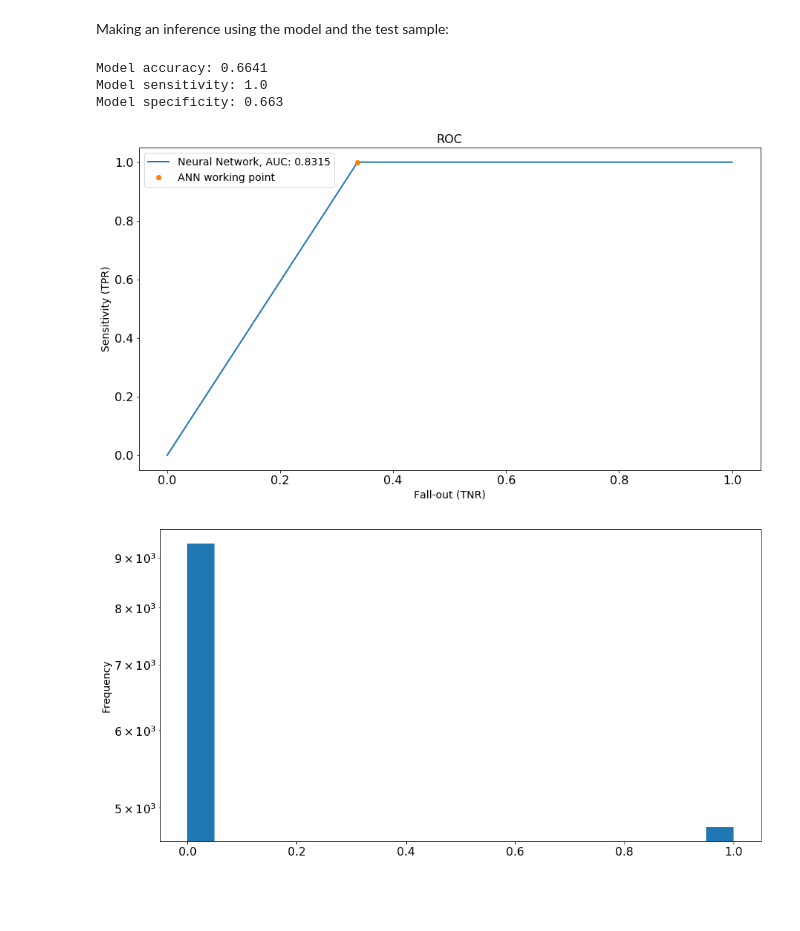
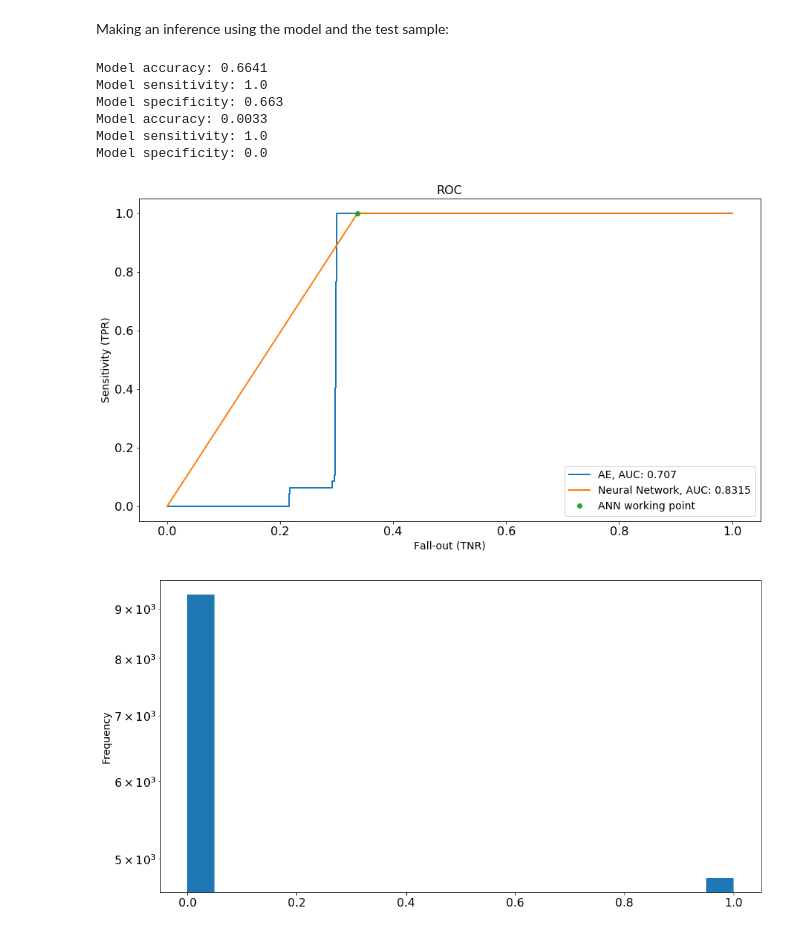
Before and after one commit to merveince92/RPCTriggerRateMonitoringWithML, a Jupyter notebook: inst_lumi_extractor.ipynb, the cells around one changed output. Drawn from its saved outputs; the diff is of its cells as text; code cells hidden in the pictures; blank space fills up the shorter version.

```diff
--- a/inst_lumi_extractor.ipynb
+++ b/inst_lumi_extractor.ipynb
@@ -45,7 +50,7 @@ matplotlib.rcParams["axes.labelsize"] = 14
 matplotlib.rcParams["legend.fontsize"] = 14
 # %%
 #runs = [302634, 302635, 305814, 306121, 306122, 306125, 306126]
-#runs = [306121, 306122, 306125, 306126]
-runs = [306121, 306122, 306126]
+runs = [306121, 306122, 306125, 306126]
+#runs = [306121, 306122, 306126]
 lumi_directory = data_directory = "./lumi"
 rates_directory = "./rates"
@@ -217,10 +228,10 @@ df_rates["sector"] = df_rates["sector"].astype('int')
 df_rates["ls"] = -1
 df_rates["lumi"] = -1.0
 df_rates["score"] = -1
-df_rates["errorRPC1"] = -1.0
-df_rates["errorRPC2"] = -1.0
-df_rates["errorRPC3"] = -1.0
-df_rates["errorRPC4"] = -1.0
+#df_rates["errorRPC1"] = -1.0
+#df_rates["errorRPC2"] = -1.0
+#df_rates["errorRPC3"] = -1.0
+#df_rates["errorRPC4"] = -1.0
 df_rates["errorDT1"] = -1.0
 df_rates["errorDT2"] = -1.0
 df_rates["errorDT3"] = -1.0
@@ -770,7 +831,9 @@ Epoch 00096: early stopping
 Making an inference using the model and the test sample:
 # %%
 ann_model = load_model("./model_keras/ann.h5")
+cae_model = load_model("./model_keras/cae.h5")
 layers_test["ann_score"] = ann_model.predict(np.array(test_x))[:, 1]
+layers_test["cae_score"] = np.sum(abs(test_x - cae_model.predict(np.array(test_x))), axis=1)
 # %%
 #print layers_test["ann_score"]
 #print layers_test["score"]
@@ -790,10 +853,14 @@ def benchmark(y_true, y_score, treshold):
     return specificity, sensitivity
 
 specificity_ann, sensitivity_ann = benchmark(layers_test["score"], layers_test["ann_score"], 0.5)
+specificity_cae, sensitivity_cae = benchmark(layers_test["score"], layers_test["cae_score"], 0.5)
 # %% [output]
 Model accuracy: 0.6641
 Model sensitivity: 1.0
 Model specificity: 0.663
+Model accuracy: 0.0033
+Model sensitivity: 1.0
+Model specificity: 0.0
 # %%
 def get_roc_curve(test_df, models, working_point=None):
     """Generates ROC Curves for a given array"""
@@ -817,9 +884,13 @@ def get_roc_curve(test_df, models, working_point=None):
     plt.xlabel('Fall-out (TNR)')
     plt.show();
 # %%
-get_roc_curve(layers_test, [["Neural Network", "ann_score"]], (specificity_ann, sensitivity_ann))
+get_roc_curve(layers_test,
+              [
+               ("AE", "cae_score"),
+               ("Neural Network", "ann_score"),
+               ], (specificity_ann, sensitivity_ann))
 # %% [output]
-[figure, old version]
+[figure, new version]
 # %%
 # Distribution of scores:
 layers_test["ann_score"].plot.hist(bins=20, logy=True);
```
Also changed, not shown: parts of 12 cells of this notebook.
